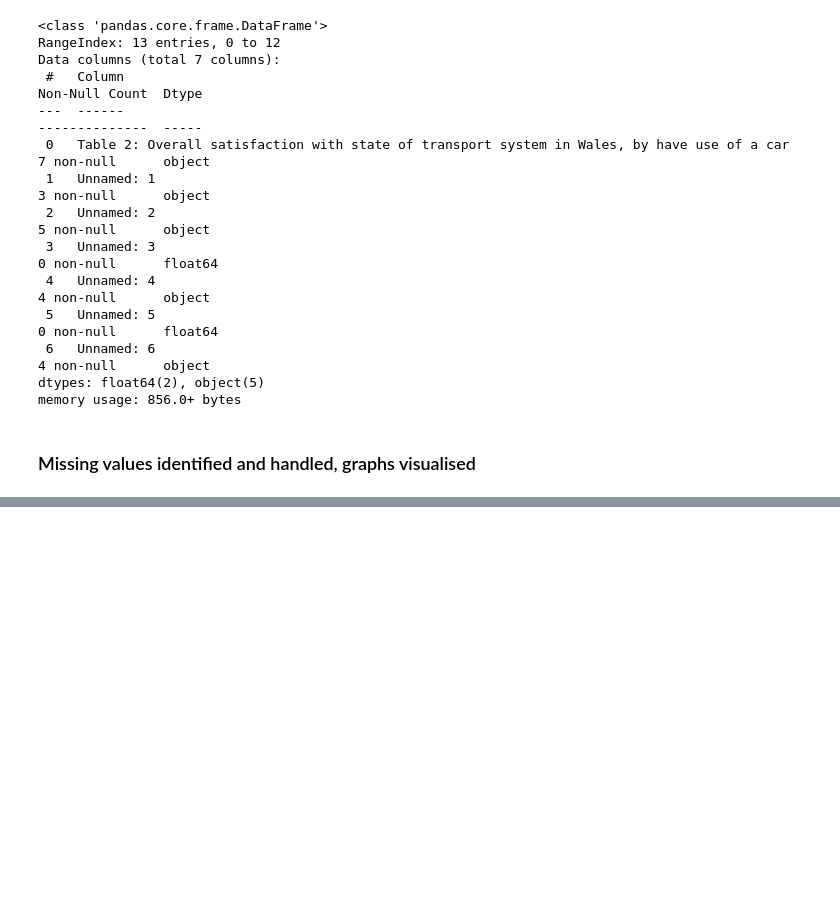
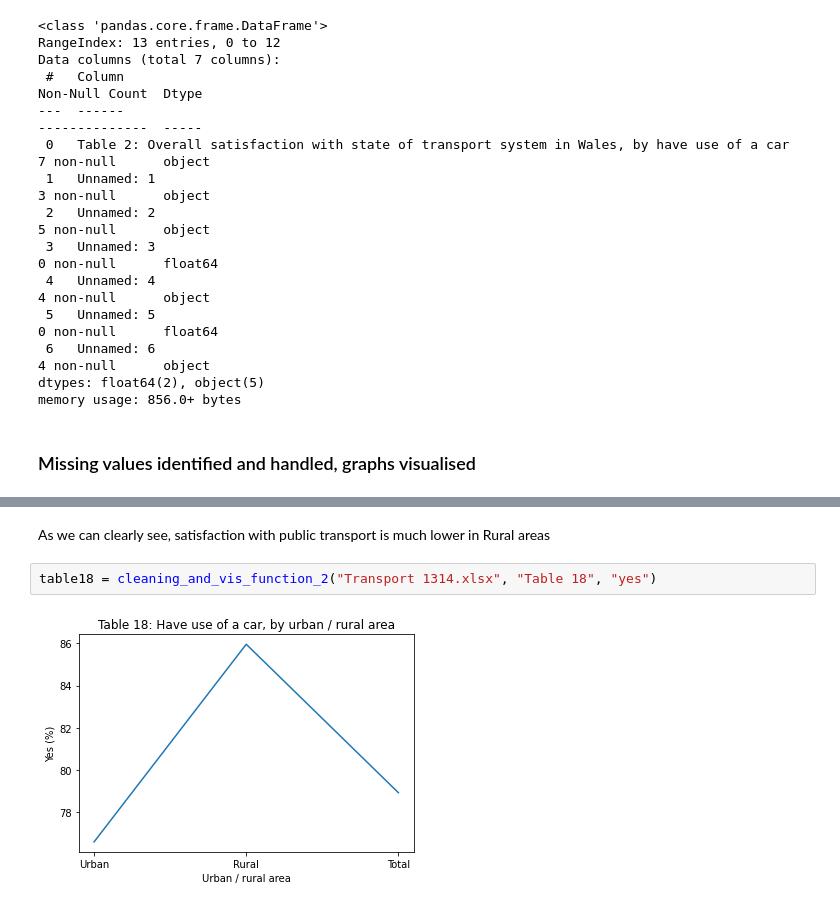
Before and after one commit to piotr1204Essex/module1, a Jupyter notebook: final_assignment.ipynb, the cells around one changed output, grey strips where cells are left out. Saved outputs shown, nothing was run; the diff lists cells and outputs as text; blank space fills up the shorter version.

```diff
--- a/final_assignment.ipynb
+++ b/final_assignment.ipynb
@@ -144,0 +152,6 @@ df = cleaning_and_vis_function_2("Transport 1314.xlsx", "Table 18", "yes")
+# %% [markdown]
+As we can clearly see, satisfaction with public transport is much lower in Rural areas
+# %%
+table18 = cleaning_and_vis_function_2("Transport 1314.xlsx", "Table 18", "yes")
+# %% [output]
+[figure, added]
```
Also changed, not shown: parts of 13 cells of this notebook.
